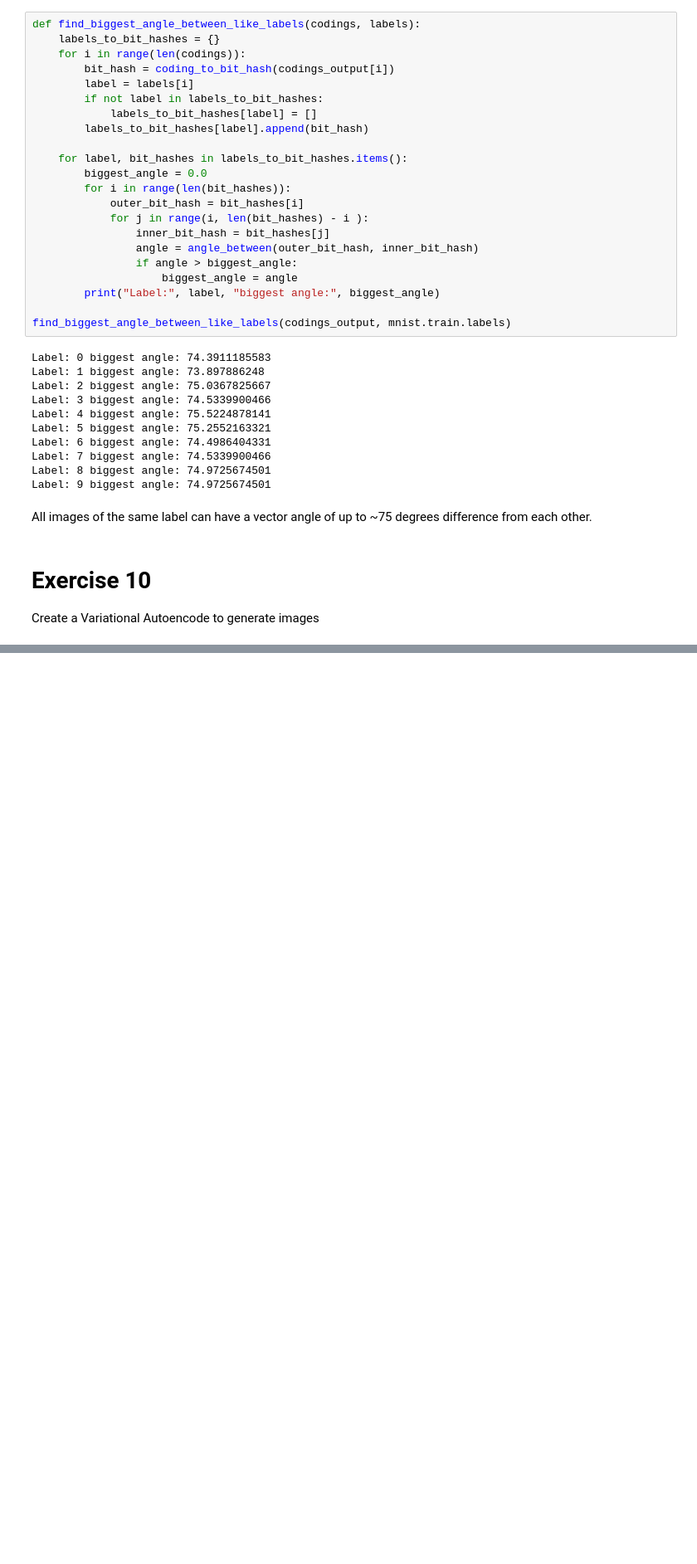
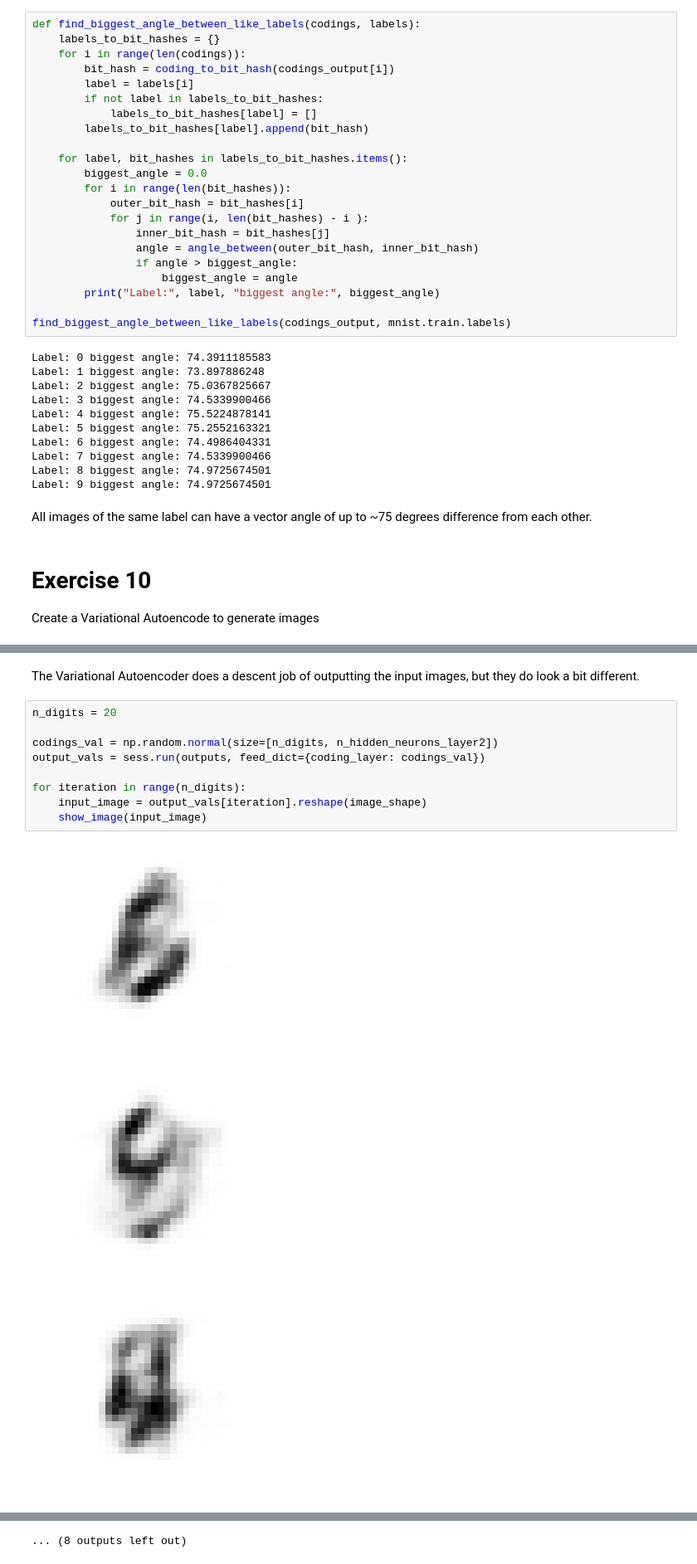
Before and after one commit to ashleyjsands/hands-on-ml, a Jupyter notebook: 15 Autoencoders.ipynb, the cells around one changed output, grey strips where cells are left out. Shown at 83% size. Cells and saved outputs as stored; diff of their text form; blank space fills up the shorter version.

Commit message:
Starting Varational Autoencoder.

```diff
--- a/15 Autoencoders.ipynb
+++ b/15 Autoencoders.ipynb
@@ -800,0 +833,15 @@ total training loss: 0.0114768
+# %% [markdown]
+The Variational Autoencoder does a descent job of outputting the input images, but they do look a bit different.
+# %%
+n_digits = 20
+
+codings_val = np.random.normal(size=[n_digits, n_hidden_neurons_layer2])
+output_vals = sess.run(outputs, feed_dict={coding_layer: codings_val})
+
+for iteration in range(n_digits):
+    input_image = output_vals[iteration].reshape(image_shape)
+    show_image(input_image)
+# %% [output]
+[figure, added]
+[figure, added]
+[figure, added]
@@ -800,0 +857 @@ total training loss: 0.0114768
+... (8 outputs left out)
```
Also changed, not shown: parts of 4 cells of this notebook.
